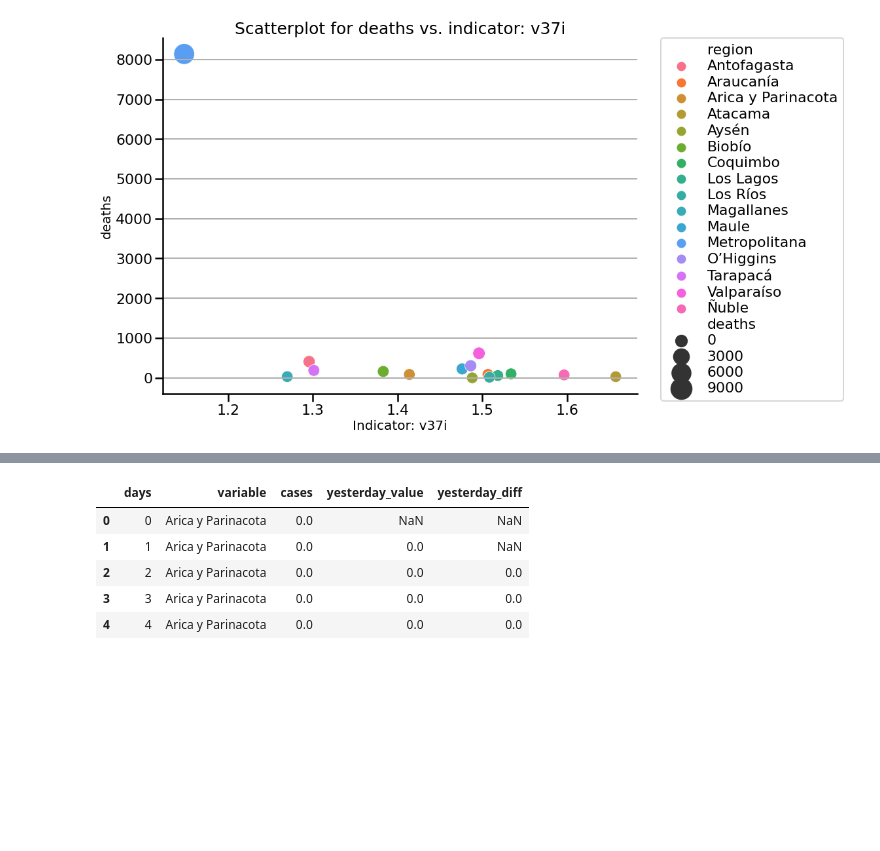
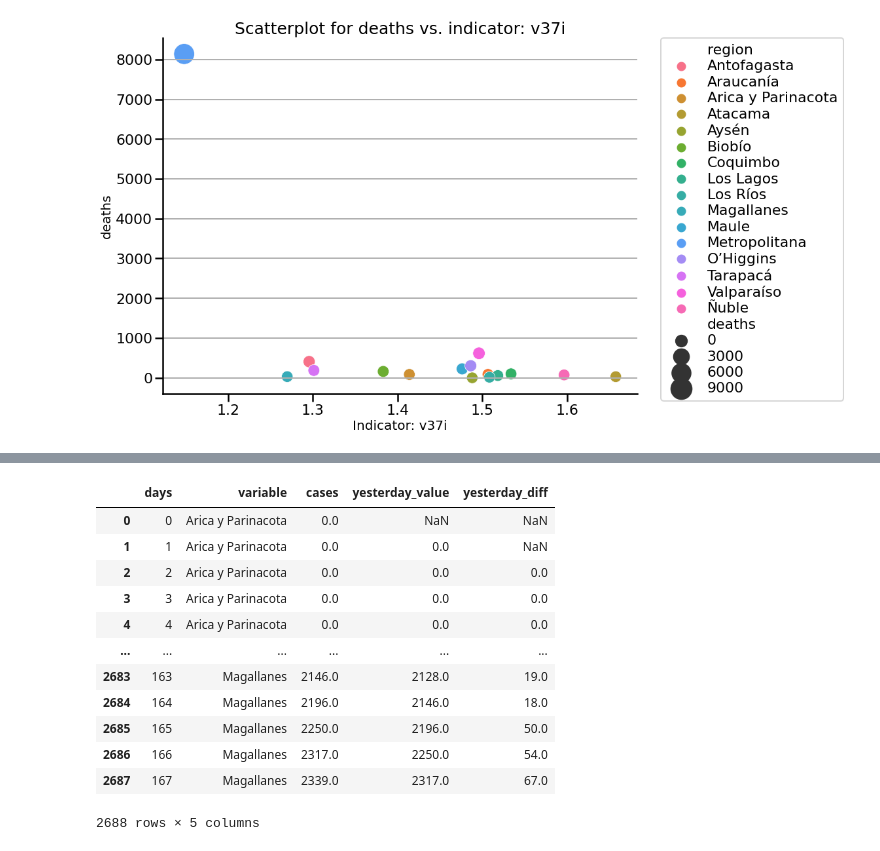
Before and after one commit to muellermax/Covid-Chile-Prediction, a Jupyter notebook: Covid Chile Prediction.ipynb, the cells around one changed output, grey strips where cells are left out. Saved outputs shown, nothing was run; the diff lists cells and outputs as text; code cells hidden in the pictures; blank space fills up the shorter version.

```diff
--- a/Covid Chile Prediction.ipynb
+++ b/Covid Chile Prediction.ipynb
@@ -566,32 +572,39 @@ def rmsle(ytrue, ypred):
 # %%
 
 df = cases_regions.copy()
 title = 'cases'
 
 df.insert(0, 'days', range(len(df)))
 
 df = df.drop(['Region'], axis = 1)
 
 df_melt = pd.melt(
     df, id_vars = ['days'],
     value_vars = df.columns.drop(['days']),
     value_name=title
 )
 
 df_melt = df_melt.loc[df_melt['variable'] != 'Total', :]
 
 df_melt['yesterday_value'] = df_melt.groupby('variable')[title].shift()
 
 df_melt['yesterday_diff'] = df_melt.groupby('variable')['yesterday_value'].diff()
 
-df_melt.head()
+df_melt
 # %% [output]
 |  | days | variable | cases | yesterday_value | yesterday_diff |
 | 0 | 0 | Arica y Parinacota | 0.0 | NaN | NaN |
 | 1 | 1 | Arica y Parinacota | 0.0 | 0.0 | NaN |
 | 2 | 2 | Arica y Parinacota | 0.0 | 0.0 | 0.0 |
 | 3 | 3 | Arica y Parinacota | 0.0 | 0.0 | 0.0 |
 | 4 | 4 | Arica y Parinacota | 0.0 | 0.0 | 0.0 |
+| ... | ... | ... | ... | ... | ... |
+| 2683 | 163 | Magallanes | 2146.0 | 2128.0 | 19.0 |
+| 2684 | 164 | Magallanes | 2196.0 | 2146.0 | 18.0 |
+| 2685 | 165 | Magallanes | 2250.0 | 2196.0 | 50.0 |
+| 2686 | 166 | Magallanes | 2317.0 | 2250.0 | 54.0 |
+| 2687 | 167 | Magallanes | 2339.0 | 2317.0 | 67.0 |
+2688 rows × 5 columns
 # %%
 
 
```
Also changed, not shown: parts of 6 cells of this notebook.
